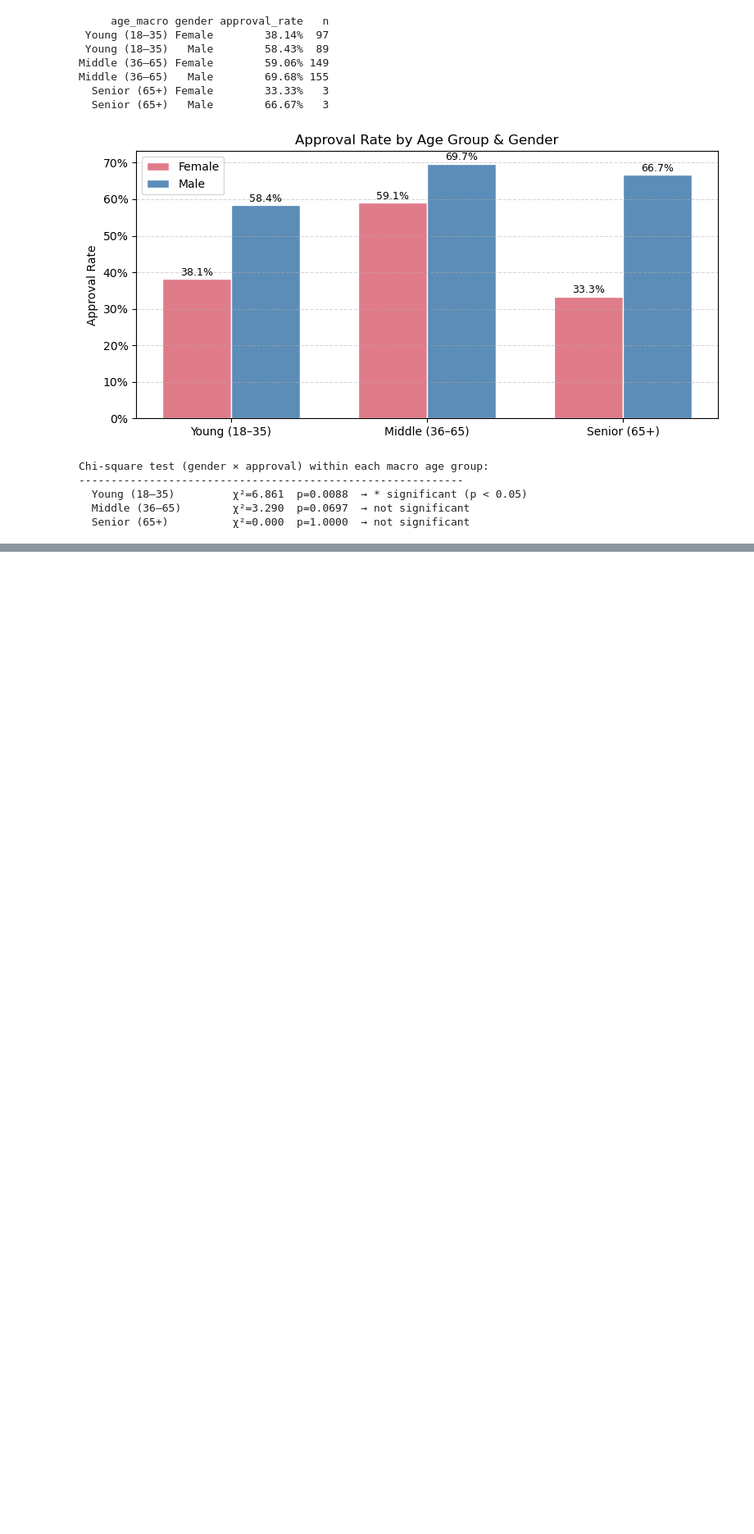
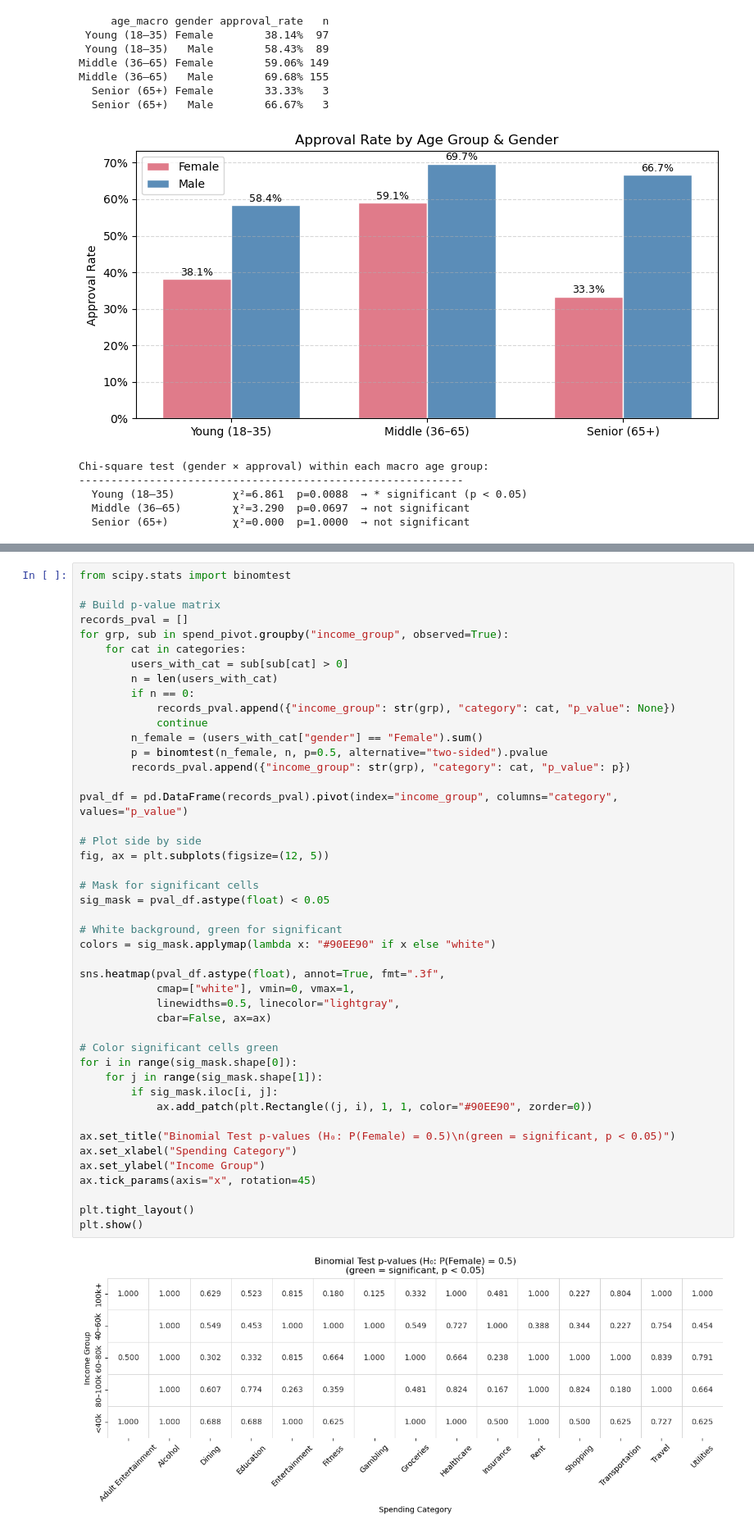
Before and after one commit to jmroque7/dego-project-team-14-TXB, a Jupyter notebook: Notebooks/02-bias-analysis.ipynb, the cells around one changed output, grey strips where cells are left out. Shown at 82% size. Saved outputs shown, nothing was run; the diff lists cells and outputs as text; blank space fills up the shorter version.

```diff
--- a/Notebooks/02-bias-analysis.ipynb
+++ b/Notebooks/02-bias-analysis.ipynb
@@ -603,0 +816,47 @@ Overall, the results suggest that gender-related disparities in **approval outco
+# %%
+from scipy.stats import binomtest
+
+# Build p-value matrix
+records_pval = []
+for grp, sub in spend_pivot.groupby("income_group", observed=True):
+    for cat in categories:
+        users_with_cat = sub[sub[cat] > 0]
+        n = len(users_with_cat)
+        if n == 0:
+            records_pval.append({"income_group": str(grp), "category": cat, "p_value": None})
+            continue
+        n_female = (users_with_cat["gender"] == "Female").sum()
+        p = binomtest(n_female, n, p=0.5, alternative="two-sided").pvalue
+        records_pval.append({"income_group": str(grp), "category": cat, "p_value": p})
+
+pval_df = pd.DataFrame(records_pval).pivot(index="income_group", columns="category", values="p_value")
+
+# Plot side by side
+fig, ax = plt.subplots(figsize=(12, 5))
+
+# Mask for significant cells
+sig_mask = pval_df.astype(float) < 0.05
+
+# White background, green for significant
+colors = sig_mask.applymap(lambda x: "#90EE90" if x else "white")
+
+sns.heatmap(pval_df.astype(float), annot=True, fmt=".3f",
+            cmap=["white"], vmin=0, vmax=1,
+            linewidths=0.5, linecolor="lightgray",
+            cbar=False, ax=ax)
+
+# Color significant cells green
+for i in range(sig_mask.shape[0]):
+    for j in range(sig_mask.shape[1]):
+        if sig_mask.iloc[i, j]:
+            ax.add_patch(plt.Rectangle((j, i), 1, 1, color="#90EE90", zorder=0))
+
+ax.set_title("Binomial Test p-values (H₀: P(Female) = 0.5)\n(green = significant, p < 0.05)")
+ax.set_xlabel("Spending Category")
+ax.set_ylabel("Income Group")
+ax.tick_params(axis="x", rotation=45)
+
+plt.tight_layout()
+plt.show()
+# %% [output]
+[figure, added]
```
Also changed, not shown: parts of 14 cells of this notebook.
